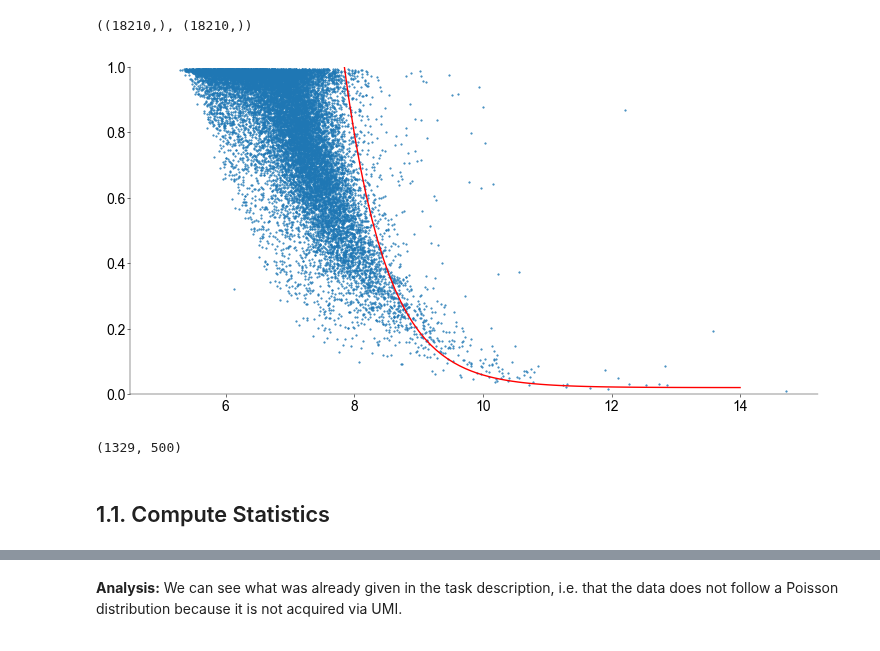
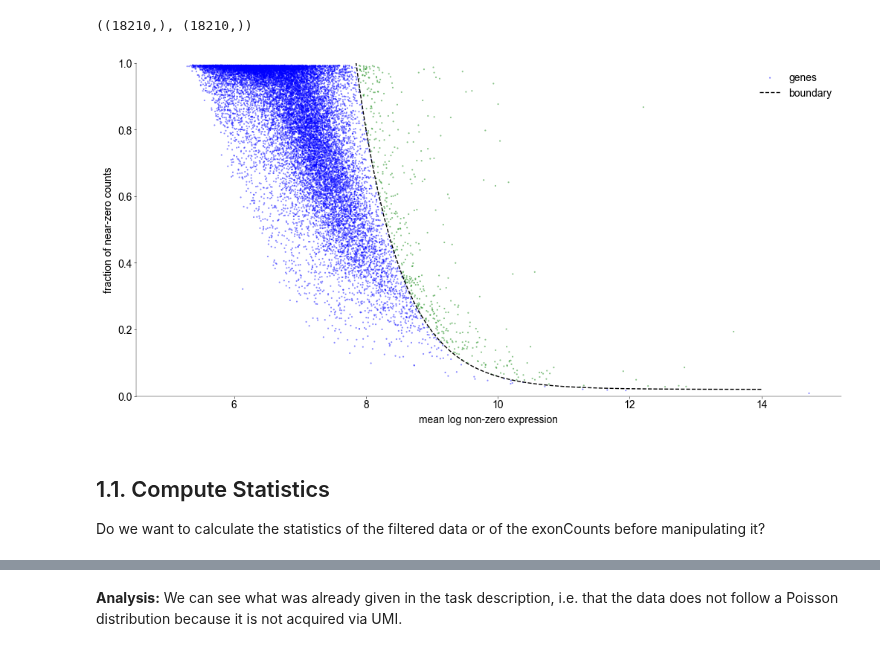
Before and after one commit to H-Kugler/neural-data-science, a Jupyter notebook: final_project/practical03_harri.ipynb, the cells around one changed output, grey strips where cells are left out. Drawn from its saved outputs; the diff is of its cells as text; code cells hidden in the pictures.

```diff
--- a/final_project/practical03_harri.ipynb
+++ b/final_project/practical03_harri.ipynb
@@ -313,16 +332,4 @@ def func(mu, b):
     return np.exp(-1.5 * (mu - b)) + 0.02
-# %%
-x = np.linspace(5, 14, 100)
-
-
-# plot d_g and m_g against each other
-plt.scatter(m_g, d_g, s=1)
-plt.plot(x, func(x, 7.83), color="red")
-plt.ylim(0, 1)
-
-plt.show()
-# %% [output]
-[figure, removed]
 # %%
 # perform binary search to get 500 genes that fullfil the criteria
 def binary_search(mu, num_genes):
@@ -333,22 +340,37 @@ def binary_search(mu, num_genes):
     alpha_max = 500
     alpha = (alpha_min + alpha_max) / 2
     i = 0
-    while np.sum(d_g > func(mu, alpha)) != num_genes and i < 1000:
-        if np.sum(d_g > func(mu, alpha)) < num_genes:
+    while np.sum(d_g > boundary(mu, alpha)) != num_genes and i < 1000:
+        if np.sum(d_g > boundary(mu, alpha)) < num_genes:
             alpha_max = alpha
         else:
             alpha_min = alpha
         alpha = (alpha_min + alpha_max) / 2
         # print(alpha)
         i += 1
-    return alpha, d_g > func(mu, alpha)
+    return alpha, d_g > boundary(mu, alpha)
 
 
-_, idx = binary_search(m_g, 500)
-variable_exonCounts = variable_exonCounts[:, idx]
-genes = genes[idx]
-variable_exonCounts.shape
+offset, idx = binary_search(m_g, 500)
-# %% [output]
-(1329, 500)
-# %% [markdown]
-## 1.1. Compute Statistics
+# %%
+# TODO: make this interactive ?
+x = np.linspace(5, 14, 100)
+
+boundary_colors = np.array(["blue", "green"])[
+    (d_g > boundary(m_g, offset)).astype(int)
+]
+
+fig, ax = plt.subplots(1, 1, figsize=(10, 5))
+ax.scatter(m_g, d_g, s=1, c=boundary_colors, label="genes", alpha=0.5)
+ax.set_xlabel("mean log non-zero expression")
+ax.set_ylabel("fraction of near-zero counts")
+ax.set_ylim(0, 1)
+ax.plot(
+    x, boundary(x, offset), color="black", linestyle="--", label="boundary"
+)
+
+ax.legend()
+
+plt.show()
+# %% [output]
+[figure, added]
@@ -355,2 +381,6 @@ variable_exonCounts.shape
+# %% [markdown]
+## 1.1. Compute Statistics
+
+Do we want to calculate the statistics of the filtered data or of the exonCounts before manipulating it?
 # %%
 # Compute the average expression for each gene
```
Also changed, not shown: parts of 51 cells of this notebook, 1 other file.
